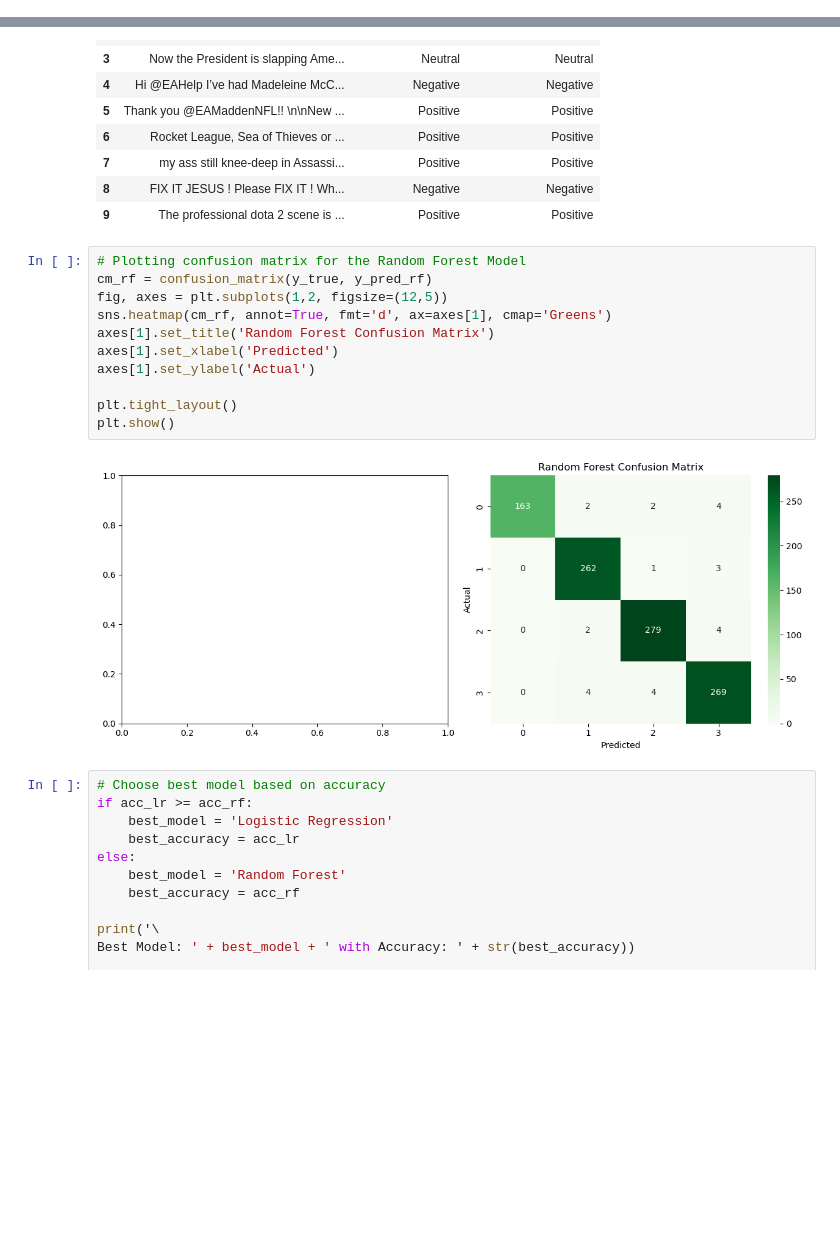
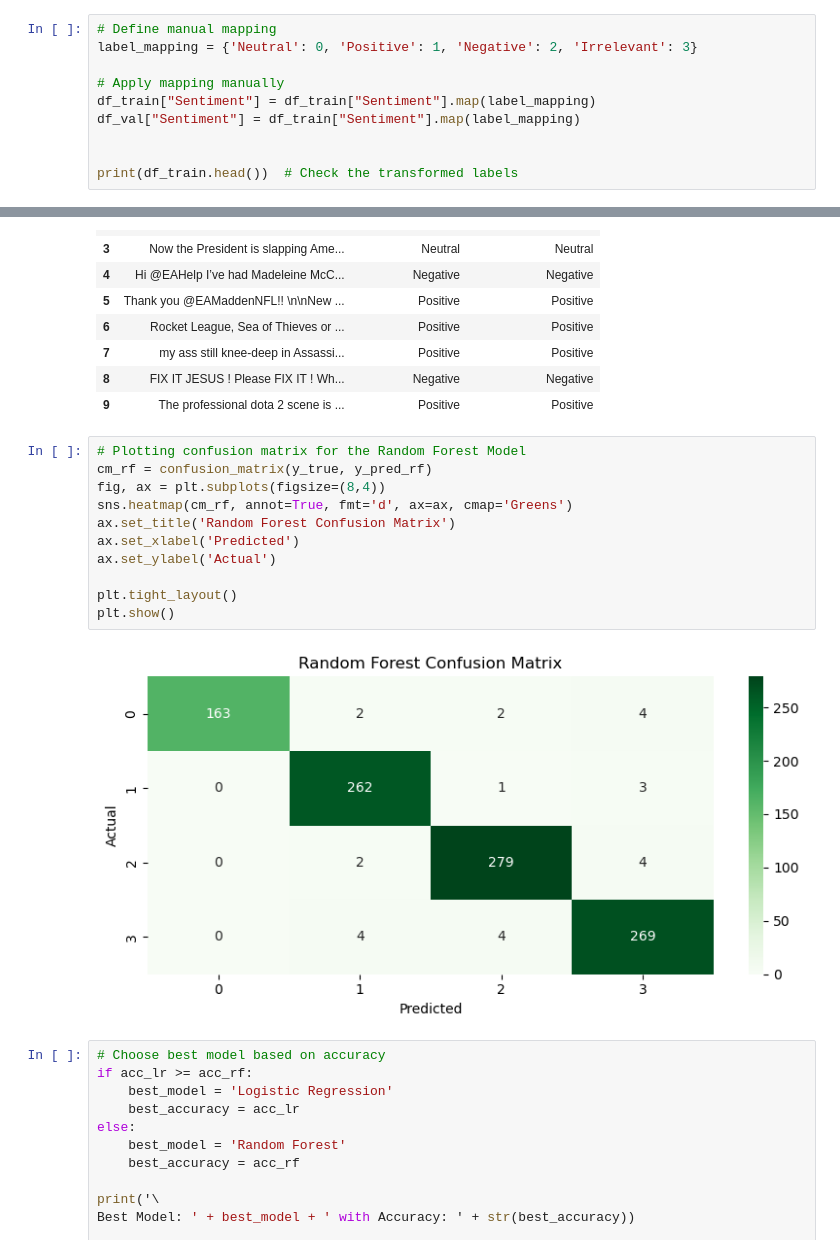
Before and after one commit to James-tech4/JAMES-DSPT08-PHASE-4-PROJECT, a Jupyter notebook: Final.ipynb, the cells around one changed output, grey strips where cells are left out. Cells and saved outputs as stored; diff of their text form; blank space fills up the shorter version.

```diff
--- a/Final.ipynb
+++ b/Final.ipynb
@@ -227,3 +228,13 @@ EDA complete.
+# %%
+# Define manual mapping
+label_mapping = {'Neutral': 0, 'Positive': 1, 'Negative': 2, 'Irrelevant': 3}
+
+# Apply mapping manually
+df_train["Sentiment"] = df_train["Sentiment"].map(label_mapping)
+df_val["Sentiment"] = df_train["Sentiment"].map(label_mapping)
+
+
+print(df_train.head())  # Check the transformed labels
 # %%
 def preprocess_text(text):
 
@@ -455,16 +466,16 @@ df_val_results.head(10)
 # %%
 # Plotting confusion matrix for the Random Forest Model
 cm_rf = confusion_matrix(y_true, y_pred_rf)
-fig, axes = plt.subplots(1,2, figsize=(12,5))
-sns.heatmap(cm_rf, annot=True, fmt='d', ax=axes[1], cmap='Greens')
-axes[1].set_title('Random Forest Confusion Matrix')
-axes[1].set_xlabel('Predicted')
-axes[1].set_ylabel('Actual')
+fig, ax = plt.subplots(figsize=(8,4))
+sns.heatmap(cm_rf, annot=True, fmt='d', ax=ax, cmap='Greens')
+ax.set_title('Random Forest Confusion Matrix')
+ax.set_xlabel('Predicted')
+ax.set_ylabel('Actual')
 
 plt.tight_layout()
 plt.show()
 # %% [output]
-[figure, old version]
+[figure, new version]
 # %%
 # Choose best model based on accuracy
 if acc_lr >= acc_rf:
```
Also changed, not shown: parts of 3 cells of this notebook.
